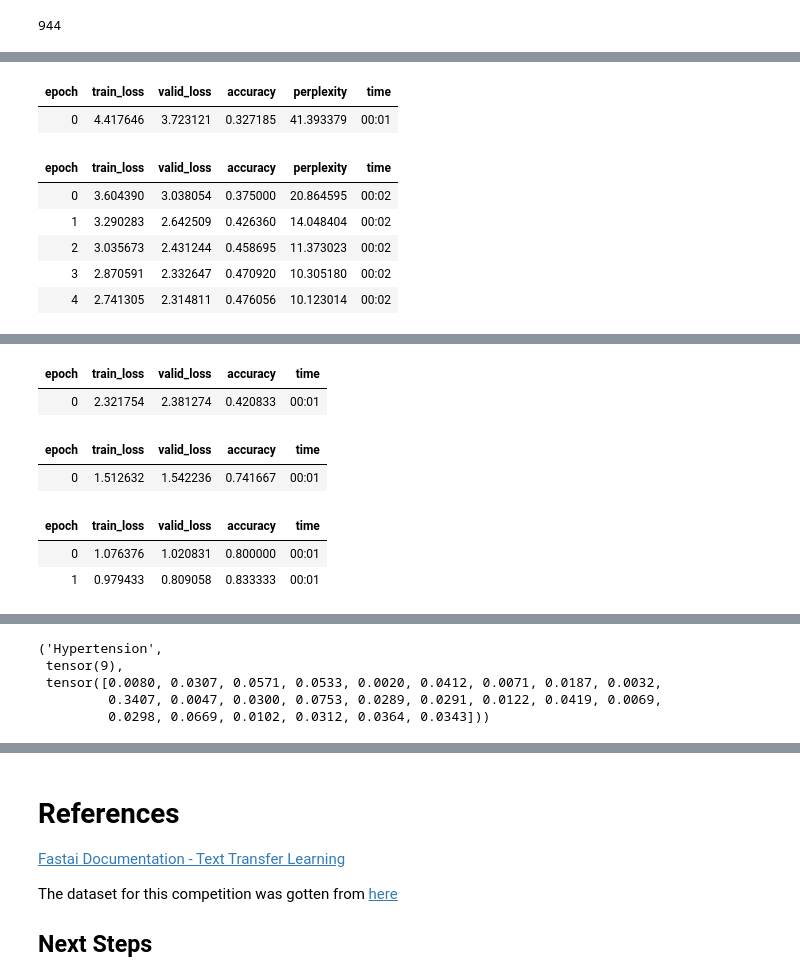
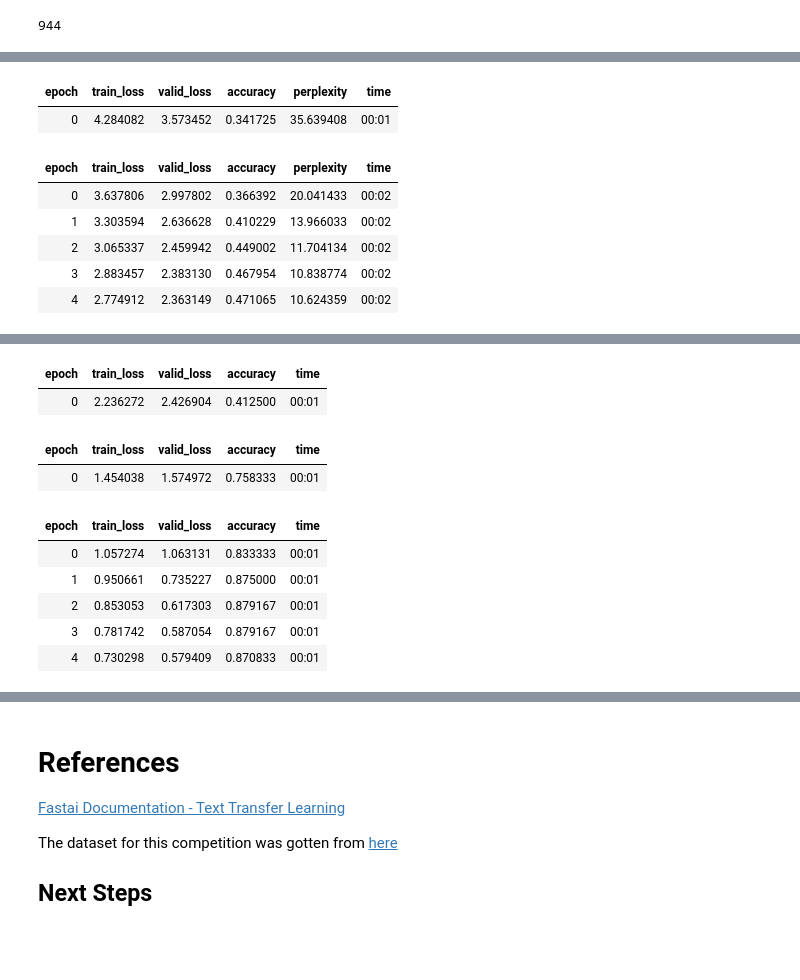
Before and after one commit to rubanzasilva/symptom_to_disease, a Jupyter notebook: symptom-disease-ulmfit_kaggle.ipynb, the cells around one changed output, grey strips where cells are left out. Drawn from its saved outputs; the diff is of its cells as text; code cells hidden in the pictures; blank space fills up the shorter version.

Commit message:
Kaggle Notebook | symptom_disease_ulmfit | Version 34

```diff
--- a/symptom-disease-ulmfit_kaggle.ipynb
+++ b/symptom-disease-ulmfit_kaggle.ipynb
@@ -361,54 +379,54 @@ Top 3 Predictions:
 # %%
 #| code-fold: true
 #| code-summary: "Click to see full code in one cell"
-#| error: false
+#| error: falsepath = Path('/kaggle/input/symptoms-disease-no-id')
 path = Path('/kaggle/input/symptoms-disease-no-id')
 #symptom_df = pd.read_csv(path_lm/'symptom_synth.csv',index_col=0)
 symptom_df = pd.read_csv(path/'symptom_no_id.csv')
 sd_df = pd.read_csv(path/'symptom_disease_no_id_col.csv')
-dls_lm = TextDataLoaders.from_df(symptom_df, path=path,text_col='text', is_lm=True, valid_pct=0.2)
+#dls_lm = TextDataLoaders.from_df(symptom_df, path=path, is_lm=True, valid_pct=0.2)
+dls_lm = TextDataLoaders.from_df(symptom_df, path=path, is_lm=True,text_col='text', valid_pct=0.2)
 learn = language_model_learner(dls_lm, AWD_LSTM, metrics=[accuracy, Perplexity()], path=path, wd=0.1).to_fp16()
 learn.fit_one_cycle(1, 1e-2)
+
 # Create a directory to save the model
 os.makedirs('/kaggle/working/models', exist_ok=True)
 # Set the model directory for the learner
 learn.model_dir = '/kaggle/working/models'
 # Now save the model
 learn.save('1epoch')
 learn = learn.load('1epoch')
 learn.unfreeze()
 learn.fit_one_cycle(5, 1e-3)
-# Now save the model
 learn.save_encoder('finetuned')
-
-
-#finetuning the classifier
+dls_clas = TextDataLoaders.from_df(sd_df, path=path,valid='test',text_col='text',label_col='label', text_vocab=dls_lm.vocab)
 learn = text_classifier_learner(dls_clas, AWD_LSTM, drop_mult=0.5, metrics=accuracy)
-dls_clas = TextDataLoaders.from_df(sd_df, path=path,text_col='text',label_col='label', text_vocab=dls_lm.vocab)
 from pathlib import Path
 learn.path = Path('/kaggle/working')
 learn = learn.load_encoder('finetuned')
 learn.fit_one_cycle(1, 2e-2)
 learn.freeze_to(-2)
 learn.fit_one_cycle(1, slice(1e-2/(2.6**4),1e-2))
 learn.unfreeze()
-learn.fit_one_cycle(2, slice(1e-3/(2.6**4),1e-3))
-learn.predict("I am having a running stomach, fever, general body weakness and have been getting bitten by mosquitoes often")
+learn.fit_one_cycle(5, slice(1e-3/(2.6**4),1e-3))
 # %% [output]
 [interactive output not drawn]
 | epoch | train_loss | valid_loss | accuracy | perplexity | time |
-| 0 | 4.417646 | 3.723121 | 0.327185 | 41.393379 | 00:01 |
+| 0 | 4.284082 | 3.573452 | 0.341725 | 35.639408 | 00:01 |
 | epoch | train_loss | valid_loss | accuracy | perplexity | time |
-| 0 | 3.604390 | 3.038054 | 0.375000 | 20.864595 | 00:02 |
-| 1 | 3.290283 | 2.642509 | 0.426360 | 14.048404 | 00:02 |
-| 2 | 3.035673 | 2.431244 | 0.458695 | 11.373023 | 00:02 |
-| 3 | 2.870591 | 2.332647 | 0.470920 | 10.305180 | 00:02 |
-| 4 | 2.741305 | 2.314811 | 0.476056 | 10.123014 | 00:02 |
+| 0 | 3.637806 | 2.997802 | 0.366392 | 20.041433 | 00:02 |
+| 1 | 3.303594 | 2.636628 | 0.410229 | 13.966033 | 00:02 |
+| 2 | 3.065337 | 2.459942 | 0.449002 | 11.704134 | 00:02 |
+| 3 | 2.883457 | 2.383130 | 0.467954 | 10.838774 | 00:02 |
+| 4 | 2.774912 | 2.363149 | 0.471065 | 10.624359 | 00:02 |
 [interactive output not drawn]
 | epoch | train_loss | valid_loss | accuracy | time |
-| 0 | 2.321754 | 2.381274 | 0.420833 | 00:01 |
+| 0 | 2.236272 | 2.426904 | 0.412500 | 00:01 |
 | epoch | train_loss | valid_loss | accuracy | time |
-| 0 | 1.512632 | 1.542236 | 0.741667 | 00:01 |
+| 0 | 1.454038 | 1.574972 | 0.758333 | 00:01 |
 | epoch | train_loss | valid_loss | accuracy | time |
-| 0 | 1.076376 | 1.020831 | 0.800000 | 00:01 |
-| 1 | 0.979433 | 0.809058 | 0.833333 | 00:01 |
+| 0 | 1.057274 | 1.063131 | 0.833333 | 00:01 |
+| 1 | 0.950661 | 0.735227 | 0.875000 | 00:01 |
+| 2 | 0.853053 | 0.617303 | 0.879167 | 00:01 |
+| 3 | 0.781742 | 0.587054 | 0.879167 | 00:01 |
+| 4 | 0.730298 | 0.579409 | 0.870833 | 00:01 |
@@ -416,5 +432,0 @@ learn.predict("I am having a running stomach, fever, general body weakness and h
-('Hypertension',
- tensor(9),
- tensor([0.0080, 0.0307, 0.0571, 0.0533, 0.0020, 0.0412, 0.0071, 0.0187, 0.0032,
-         0.3407, 0.0047, 0.0300, 0.0753, 0.0289, 0.0291, 0.0122, 0.0419, 0.0069,
-         0.0298, 0.0669, 0.0102, 0.0312, 0.0364, 0.0343]))
```
Also changed, not shown: parts of 16 cells of this notebook.
